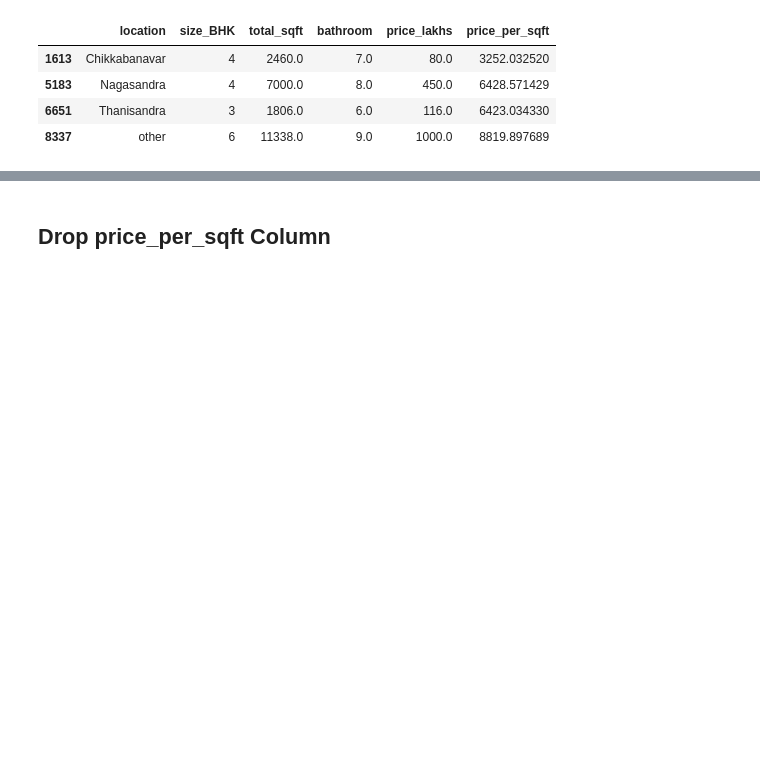
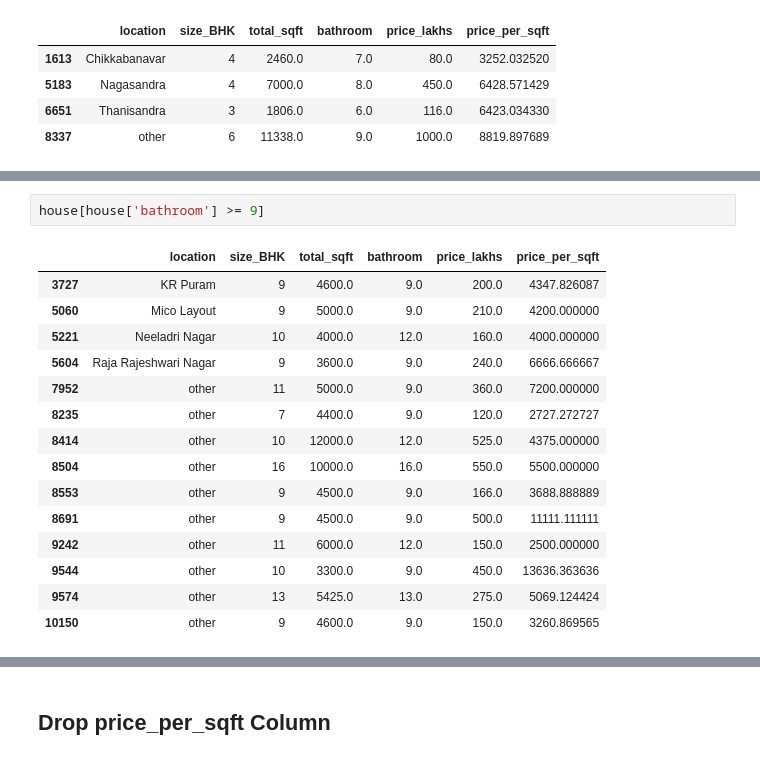
Before and after one commit to paramshah31/housePricePrediction, a Jupyter notebook: Code/01) DATA CLEAING.ipynb, the cells around one changed output, grey strips where cells are left out. Drawn from its saved outputs; the diff is of its cells as text; blank space fills up the shorter version.

```diff
--- a/Code/01) DATA CLEAING.ipynb
+++ b/Code/01) DATA CLEAING.ipynb
@@ -667,0 +684,18 @@ house.shape
+# %%
+house[house['bathroom'] >= 9]
+# %% [output]
+|  | location | size_BHK | total_sqft | bathroom | price_lakhs | price_per_sqft |
+| 3727 | KR Puram | 9 | 4600.0 | 9.0 | 200.0 | 4347.826087 |
+| 5060 | Mico Layout | 9 | 5000.0 | 9.0 | 210.0 | 4200.000000 |
+| 5221 | Neeladri Nagar | 10 | 4000.0 | 12.0 | 160.0 | 4000.000000 |
+| 5604 | Raja Rajeshwari Nagar | 9 | 3600.0 | 9.0 | 240.0 | 6666.666667 |
+| 7952 | other | 11 | 5000.0 | 9.0 | 360.0 | 7200.000000 |
+| 8235 | other | 7 | 4400.0 | 9.0 | 120.0 | 2727.272727 |
+| 8414 | other | 10 | 12000.0 | 12.0 | 525.0 | 4375.000000 |
+| 8504 | other | 16 | 10000.0 | 16.0 | 550.0 | 5500.000000 |
+| 8553 | other | 9 | 4500.0 | 9.0 | 166.0 | 3688.888889 |
+| 8691 | other | 9 | 4500.0 | 9.0 | 500.0 | 11111.111111 |
+| 9242 | other | 11 | 6000.0 | 12.0 | 150.0 | 2500.000000 |
+| 9544 | other | 10 | 3300.0 | 9.0 | 450.0 | 13636.363636 |
+| 9574 | other | 13 | 5425.0 | 13.0 | 275.0 | 5069.124424 |
+| 10150 | other | 9 | 4600.0 | 9.0 | 150.0 | 3260.869565 |
```
Also changed, not shown: parts of 41 cells of this notebook, 1 other file.
